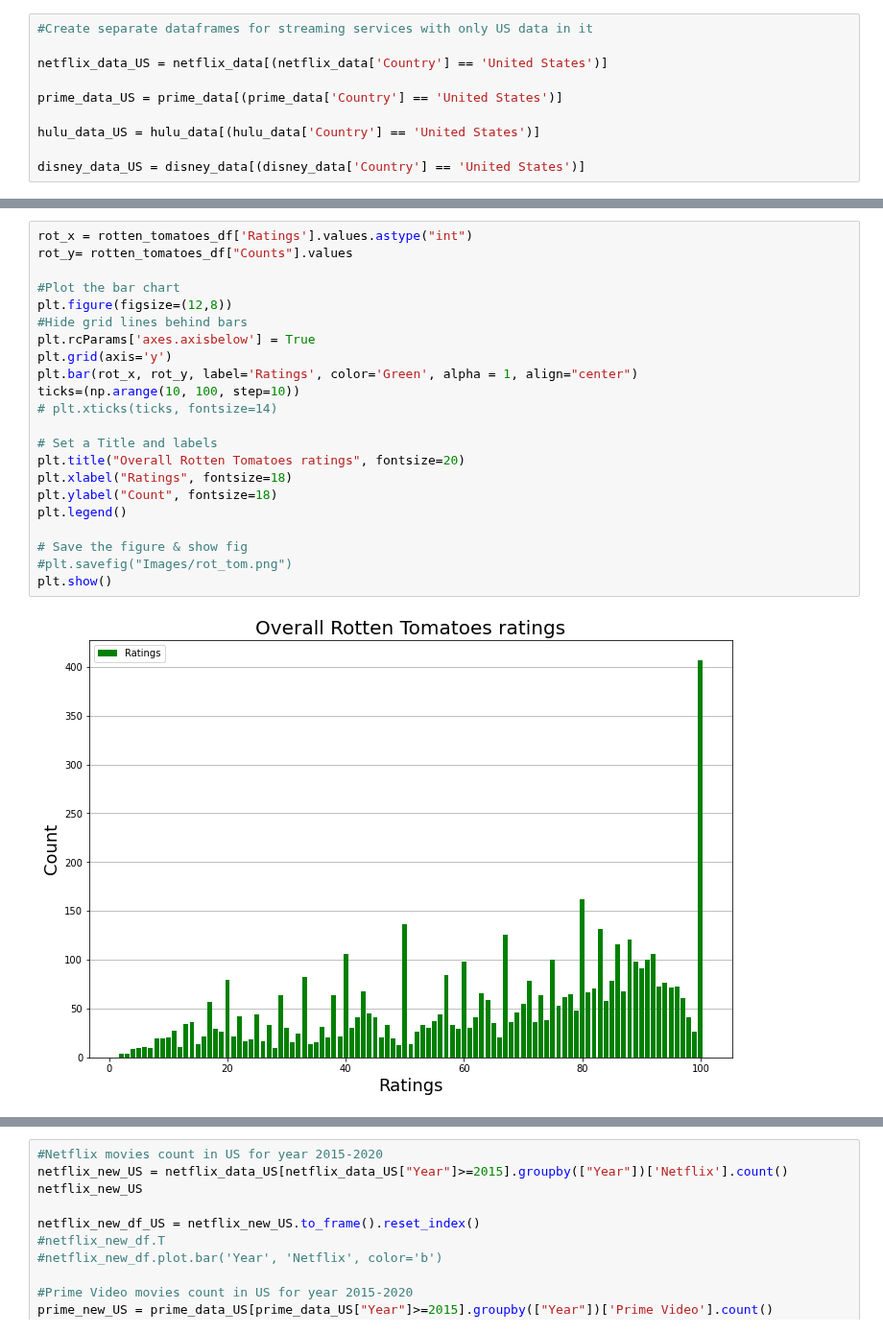
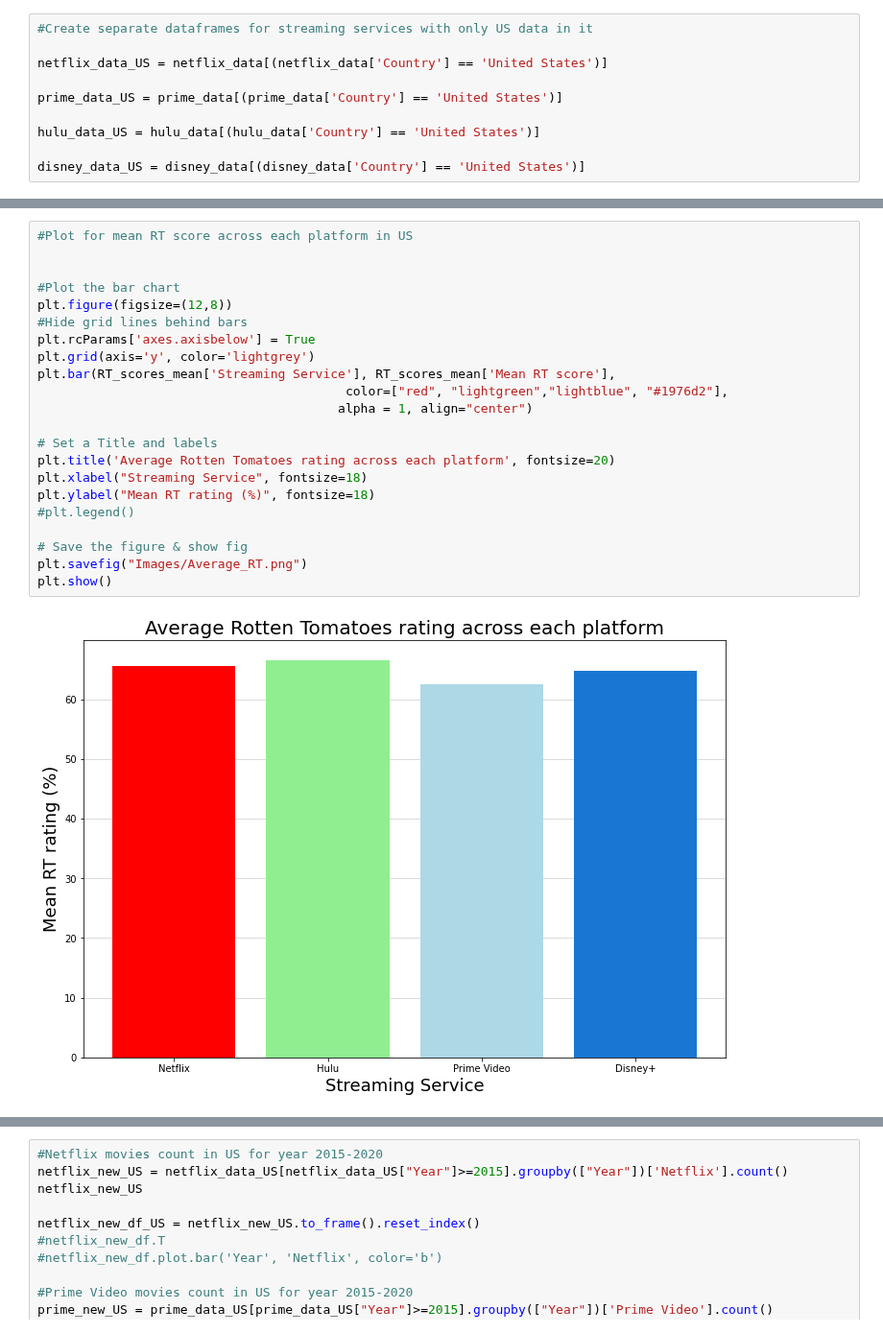
Before and after one commit to jacance/streaming-service-analysis, a Jupyter notebook: pristine_justin_new.ipynb, the cells around one changed output, grey strips where cells are left out. Shown at 96% size. Saved outputs shown, nothing was run; the diff lists cells and outputs as text.

```diff
--- a/pristine_justin_new.ipynb
+++ b/pristine_justin_new.ipynb
@@ -1106,24 +1017,24 @@ rotten_tomatoes_df.head()
 # %%
-rot_x = rotten_tomatoes_df['Ratings'].values.astype("int")
-rot_y= rotten_tomatoes_df["Counts"].values
+#Plot for mean RT score across each platform in US
+
 
 #Plot the bar chart
 plt.figure(figsize=(12,8))
 #Hide grid lines behind bars
 plt.rcParams['axes.axisbelow'] = True
-plt.grid(axis='y')
-plt.bar(rot_x, rot_y, label='Ratings', color='Green', alpha = 1, align="center")
-ticks=(np.arange(10, 100, step=10))
-# plt.xticks(ticks, fontsize=14)
+plt.grid(axis='y', color='lightgrey')
+plt.bar(RT_scores_mean['Streaming Service'], RT_scores_mean['Mean RT score'],
+                                         color=["red", "lightgreen","lightblue", "#1976d2"],
+                                        alpha = 1, align="center")
 
 # Set a Title and labels
-plt.title("Overall Rotten Tomatoes ratings", fontsize=20)
-plt.xlabel("Ratings", fontsize=18)
-plt.ylabel("Count", fontsize=18)
-plt.legend()
+plt.title('Average Rotten Tomatoes rating across each platform', fontsize=20)
+plt.xlabel("Streaming Service", fontsize=18)
+plt.ylabel("Mean RT rating (%)", fontsize=18)
+#plt.legend()
 
 # Save the figure & show fig
-#plt.savefig("Images/rot_tom.png")
+plt.savefig("Images/Average_RT.png")
 plt.show()
 # %% [output]
-[figure, old version]
+[figure, new version]
```
Also changed, not shown: parts of 54 cells of this notebook, 14 other files.
